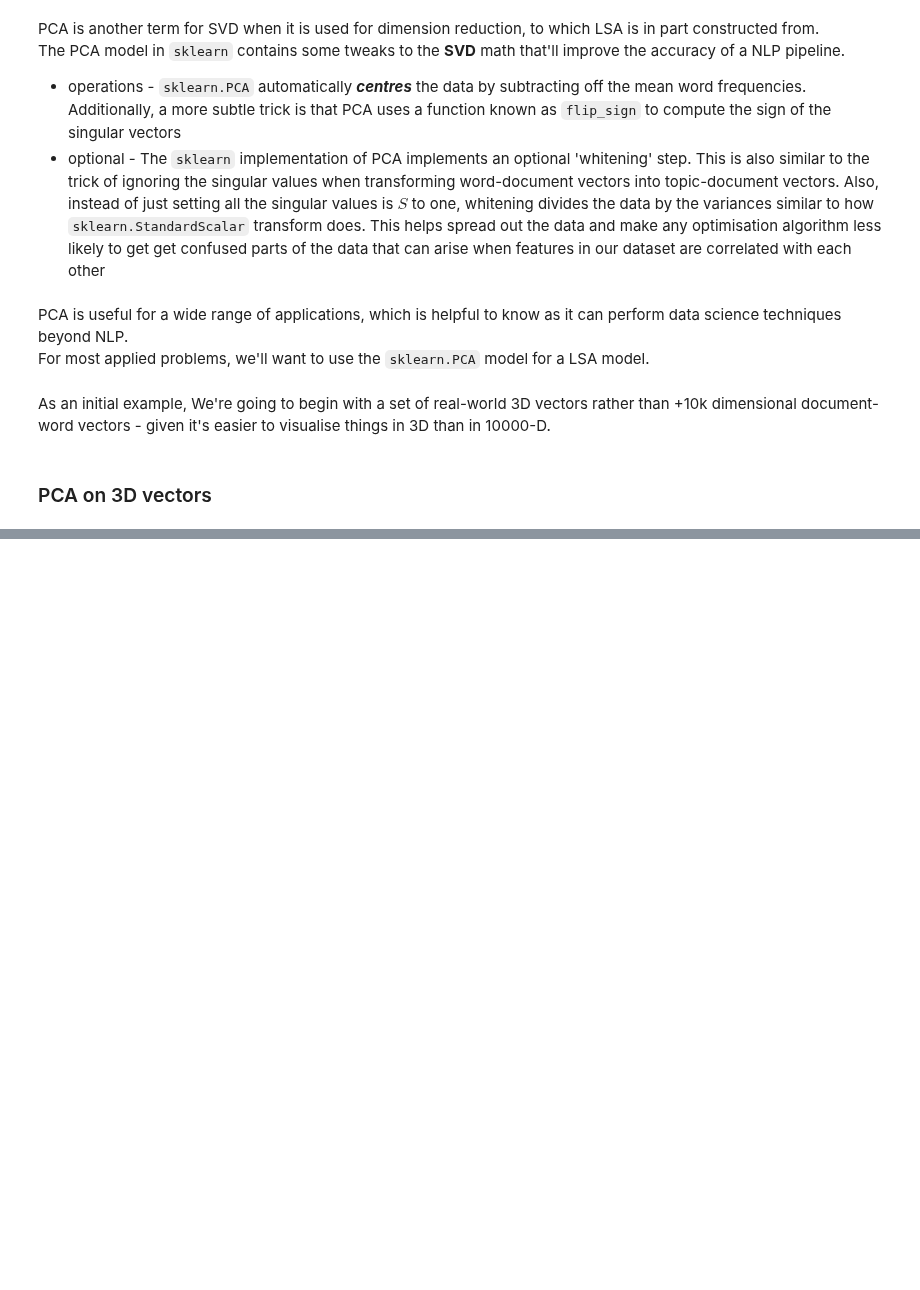
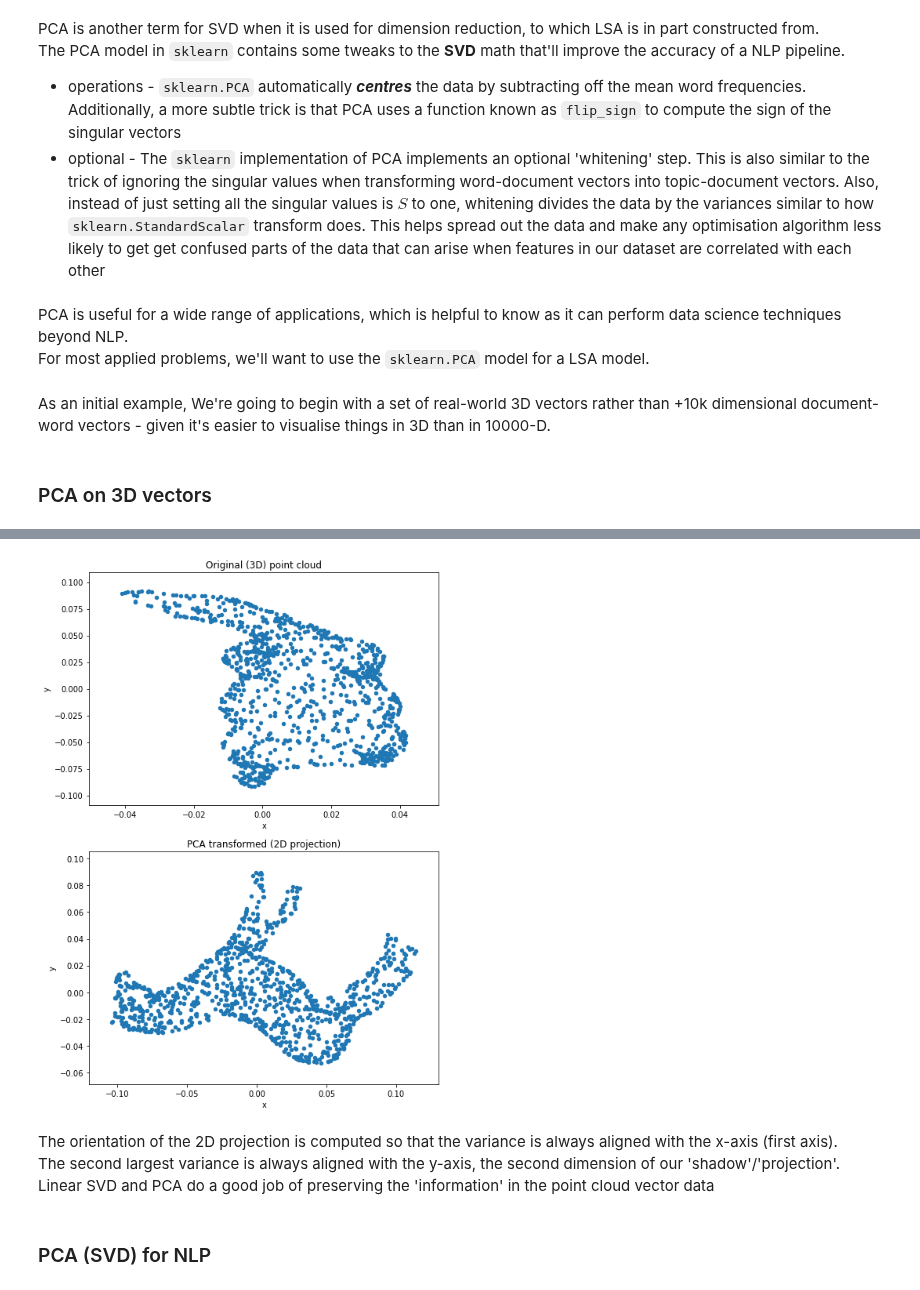
Before and after one commit to Shuaib-8/NLP-growth-hacking-project, a Jupyter notebook: chp4-nlpia-notes/pca-ex.ipynb, the cells around one changed output, grey strips where cells are left out. Cells and saved outputs as stored; diff of their text form; code cells hidden in the pictures; blank space fills up the shorter version.

```diff
--- a/chp4-nlpia-notes/pca-ex.ipynb
+++ b/chp4-nlpia-notes/pca-ex.ipynb
@@ -17,0 +32,6 @@ As an initial example, We're going to begin with a set of real-world 3D vectors
+# %%
+df = get_data('pointcloud').sample(1000)
+pca = PCA(n_components=2)
+# %%
+df2d = pd.DataFrame(pca.fit_transform(df), columns=list('xy'))
+df2d.head()
@@ -17,0 +45,16 @@ As an initial example, We're going to begin with a set of real-world 3D vectors
+# %%
+fig, (ax1, ax2) = plt.subplots(2,1)
+#plt.rcParams['figure.figsize'] = 8,12
+df.plot(kind='scatter', x='x', y='y', ax=ax1, title='Original (3D) point cloud')
+df2d.plot(kind='scatter', x='x', y='y', ax=ax2, title='PCA transformed (2D projection)')
+plt.show();
+# %% [output]
+[figure, added]
+# %% [markdown]
+The orientation of the 2D projection is computed so that the variance is always aligned with the x-axis (first axis).
+<br>
+The second largest variance is always aligned with the y-axis, the second dimension of our 'shadow'/'projection'.
+<br>
+Linear SVD and PCA do a good job of preserving the 'information' in the point cloud vector data
+# %% [markdown]
+### PCA (SVD) for NLP
```
Also changed, not shown: parts of 3 cells of this notebook.
